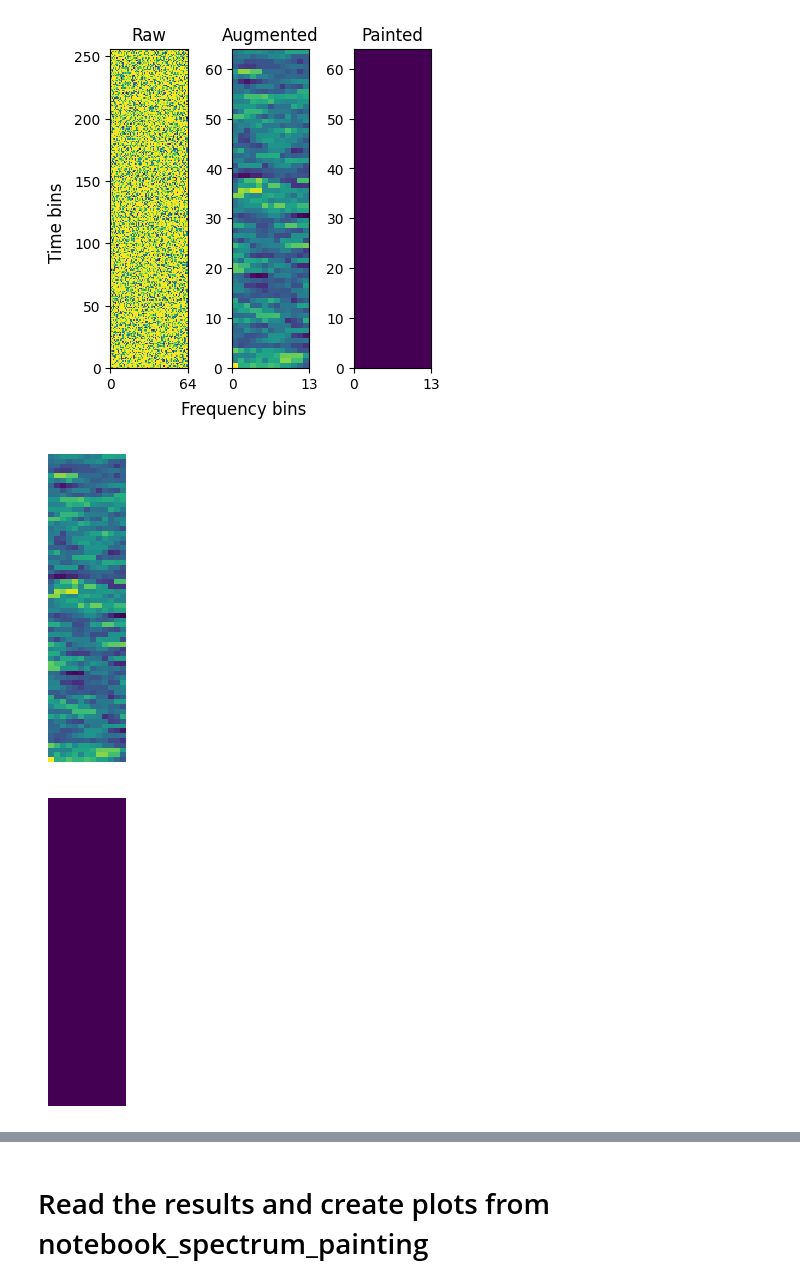
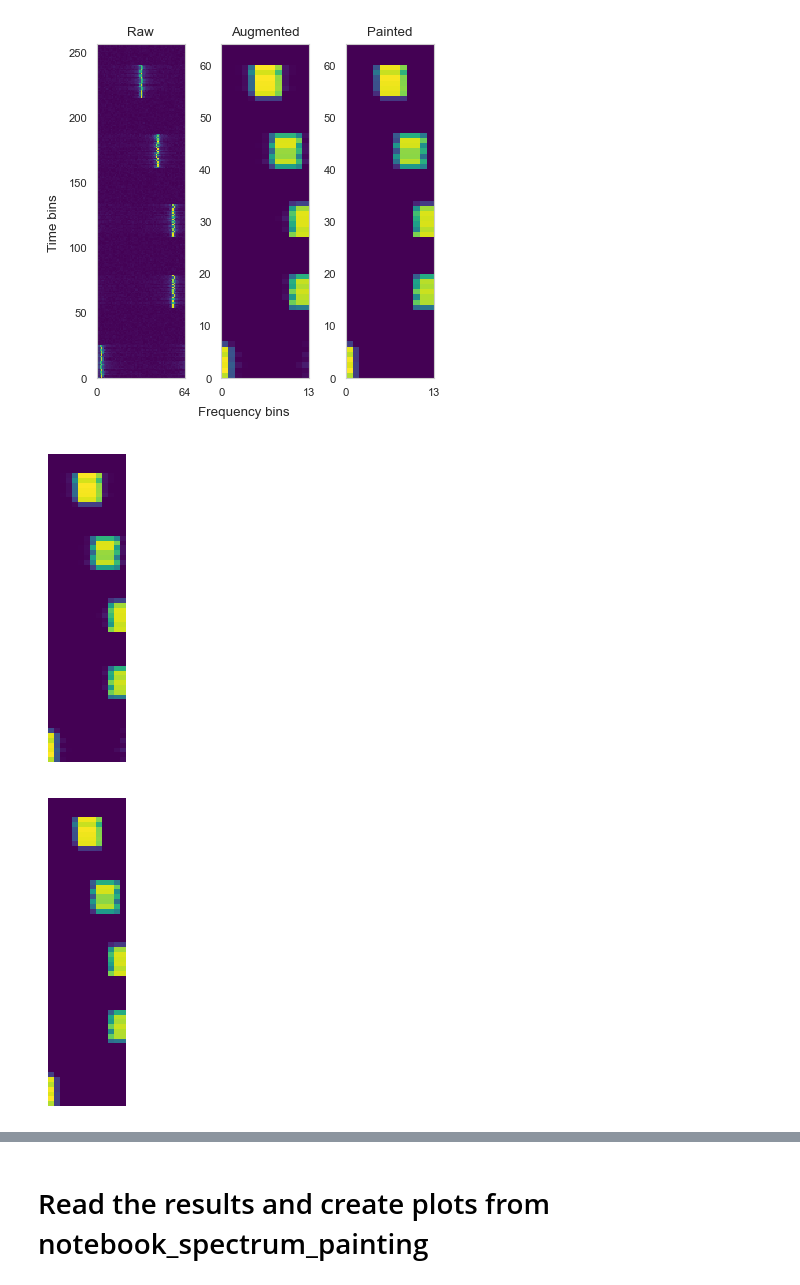
Before and after one commit to sds100/TinyMLSpectrumSensing, a Jupyter notebook: training/notebook_paper_plotting.ipynb, the cells around one changed output, grey strips where cells are left out. Saved outputs shown, nothing was run; the diff lists cells and outputs as text; code cells hidden in the pictures.

```diff
--- a/training/notebook_paper_plotting.ipynb
+++ b/training/notebook_paper_plotting.ipynb
@@ -12,7 +14,7 @@ from training.result import Result
 from training.spectrum_painting import augment_spectrogram, downsample_spectrogram, paint_spectrogram
 # %%
 classes = ["ZBW"]
-snr = -15
+snr = 15
 
 spectrum_painting_options = sp_training.SpectrumPaintingTrainingOptions(
     downsample_resolution=64,
@@ -40,7 +42,7 @@ fig, axes = plt.subplots(nrows=1, ncols=2, figsize=(8, 4), constrained_layout=Tr
 
 def plot_spectrogram(spectrogram: npt.NDArray, index: int, name: str):
     plt.subplot(1, 2, index)
-    plt.pcolormesh(spectrogram)
+    plt.pcolormesh(spectrogram, cmap='viridis')
     plt.title(name)
     plt.xticks((0, spectrogram.shape[1]))
     plt.xticks()
@@ -74,7 +76,7 @@ fig, axes = plt.subplots(nrows=1, ncols=3, figsize=(4, 4), constrained_layout=Tr
 
 def plot_spectrogram(spectrogram: npt.NDArray, index: int, name: str):
     plt.subplot(1, 3, index)
-    plt.pcolormesh(spectrogram)
+    plt.pcolormesh(spectrogram, cmap='viridis')
     plt.title(name)
     plt.xticks((0, spectrogram.shape[1]))
     plt.xticks()
@@ -96,13 +98,13 @@ fig.supylabel("Time bins")
 plt.show()
 
 plt.figure(figsize=(1, 4))
-plt.pcolormesh(augmented)
+plt.pcolormesh(augmented, cmap='viridis')
 plt.axis("off")
 plt.yticks(None)
 plt.show()
 
 plt.figure(figsize=(1, 4))
-plt.pcolormesh(painted)
+plt.pcolormesh(painted, cmap='viridis')
 plt.axis("off")
 plt.yticks(None)
 plt.show()
@@ -112,4 +114,4 @@ plt.show()
-[figure, old version]
+[figure, new version]
-[figure, old version]
+[figure, new version]
-[figure, old version]
+[figure, new version]
 # %%
```
Also changed, not shown: parts of 5 cells of this notebook, 8 other files.
